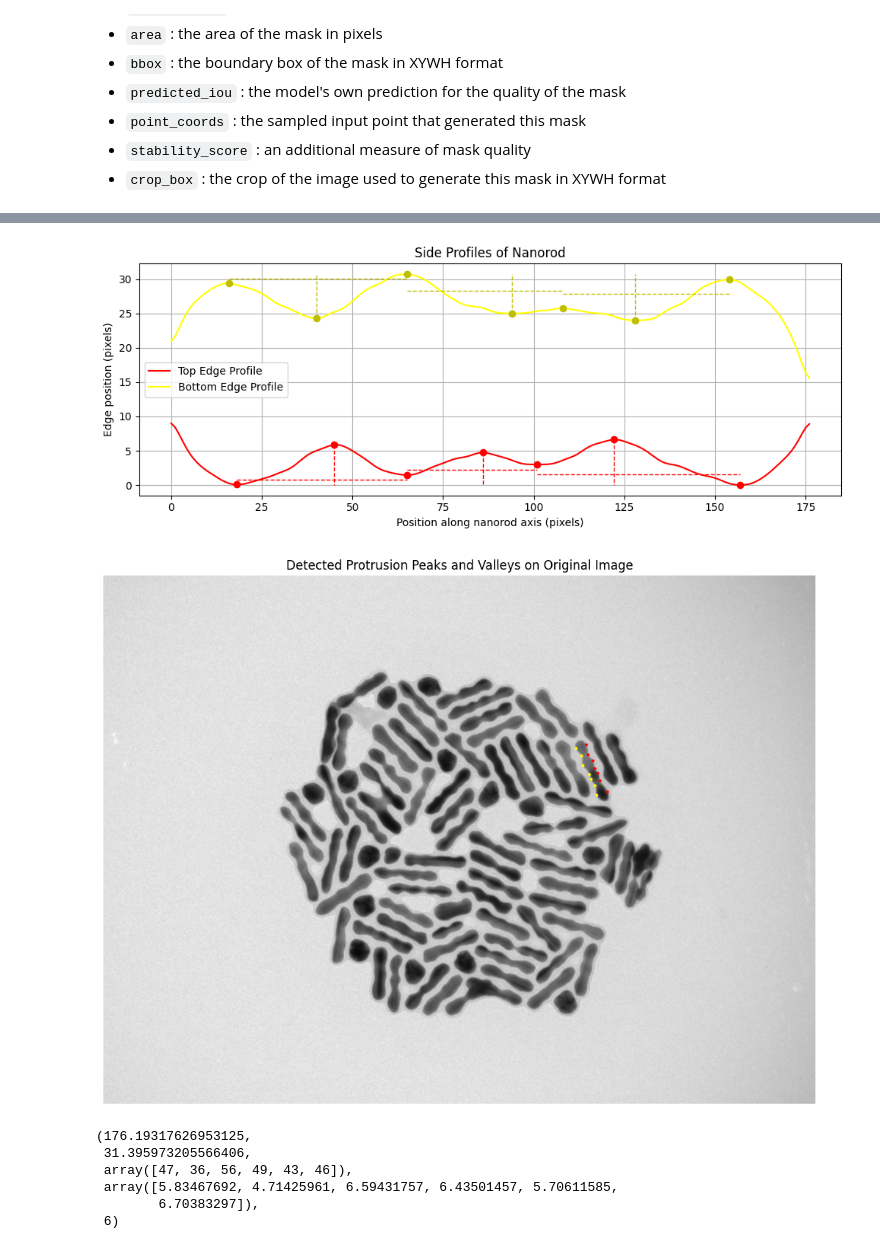
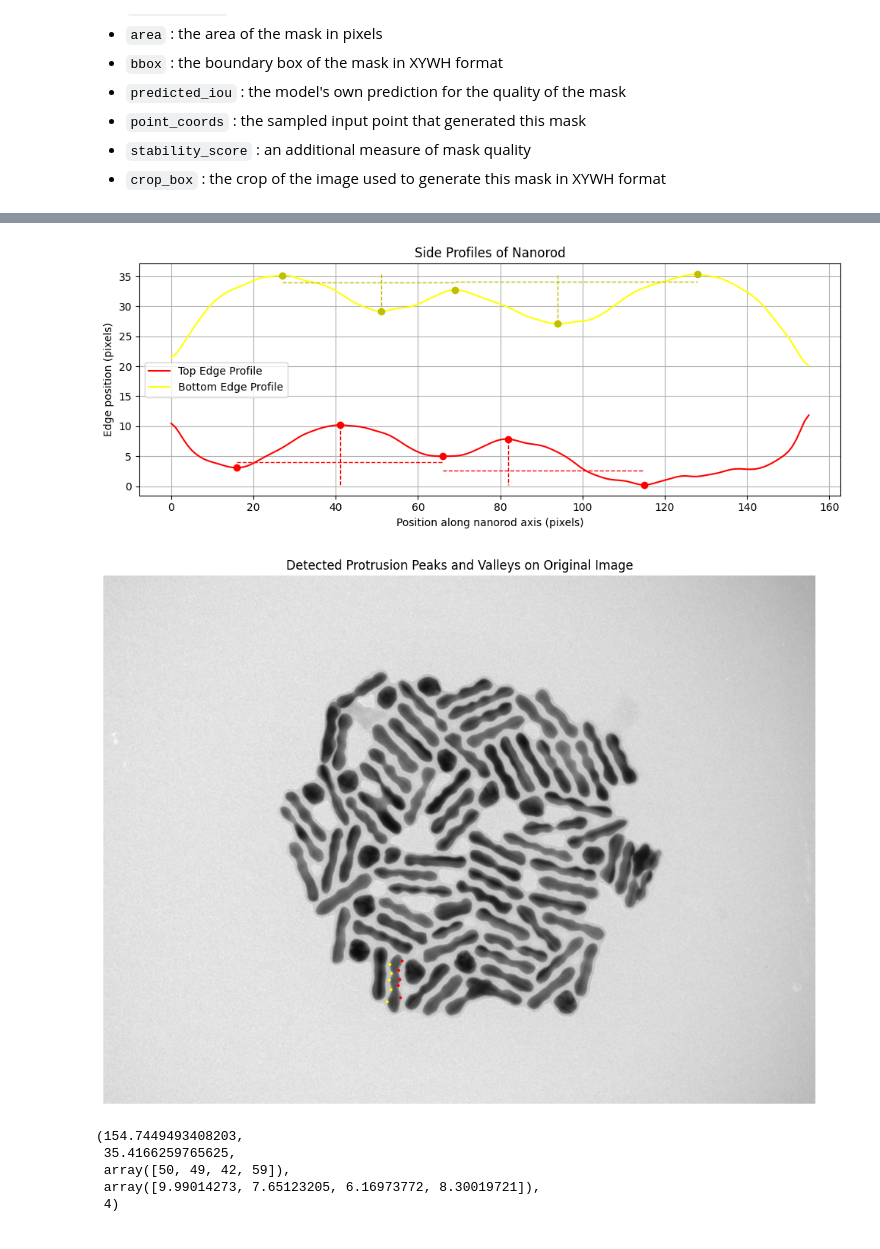
Before and after one commit to htao7/sam_nr, a Jupyter notebook: demo.ipynb, the cells around one changed output, grey strips where cells are left out. Cells and saved outputs as stored; diff of their text form; code cells hidden in the pictures.

```diff
--- a/demo.ipynb
+++ b/demo.ipynb
@@ -93,9 +93,10 @@ sam.to(device=device)
 
 mask_generator = SamAutomaticMaskGenerator(
     model=sam,
-    points_per_side=32,
+    points_per_side=64,
     pred_iou_thresh=0.9,
     stability_score_thresh=0.96,
+    stability_score_offset = 1.5,
     min_mask_region_area=100,  # Requires open-cv to run post-processing
 )
 # %% [markdown]
@@ -364,42 +365,41 @@ def extract_side_profiles(image, mask, bbox, smooth_sigma=2, plot=True):
             return mapped[:, 0], mapped[:, 1]
 
         # Draw peaks
         tp_x, tp_y = map_back(np.array(top_peaks), top_smooth[top_peaks])
         bp_x, bp_y = map_back(np.array(bottom_peaks), bottom_smooth[bottom_peaks])
         for x, y in zip(tp_x, tp_y):
             cv2.circle(overlay_img, (int(x), int(y)), 4, (255, 0, 0), -1)
         for x, y in zip(bp_x, bp_y):
             cv2.circle(overlay_img, (int(x), int(y)), 4, (255, 255, 0), -1)
 
         # Draw valleys
         tv_x, tv_y = map_back(np.array(top_valleys), top_smooth[top_valleys])
         bv_x, bv_y = map_back(np.array(bottom_valleys), bottom_smooth[bottom_valleys])
 
         for x, y in zip(tv_x, tv_y):
             cv2.circle(overlay_img, (int(x), int(y)), 4, (255, 0, 0), -1)
 
         for x, y in zip(bv_x, bv_y):
             cv2.circle(overlay_img, (int(x), int(y)), 4, (255, 255, 0), -1)
 
         plt.figure(figsize=(10, 10))
         plt.imshow(overlay_img)
         plt.title("Detected Protrusion Peaks and Valleys on Original Image")
         plt.axis('off')
         plt.tight_layout()
         plt.show()
 
     return max(w, h), min(w, h), spacing, depth, len(spacing)
 
-extract_side_profiles(image, masks_rods[36]['segmentation'], bboxs_rods[36], plot=True)
+extract_side_profiles(image, masks_rods[0]['segmentation'], bboxs_rods[0], plot=True)
 # %% [output]
-[figure, old version]
+[figure, new version]
 [figure]
-(176.19317626953125,
- 31.395973205566406,
- array([47, 36, 56, 49, 43, 46]),
- array([5.83467692, 4.71425961, 6.59431757, 6.43501457, 5.70611585,
-        6.70383297]),
- 6)
+(154.7449493408203,
+ 35.4166259765625,
+ array([50, 49, 42, 59]),
+ array([9.99014273, 7.65123205, 6.16973772, 8.30019721]),
+ 4)
 # %%
 # prompt: iterate through all masks_rods and bboxs_rods to go into extract_side_profiles, get the spacing and concatenate all the returned spacing together
 
```
Also changed, not shown: parts of 4 cells of this notebook.
